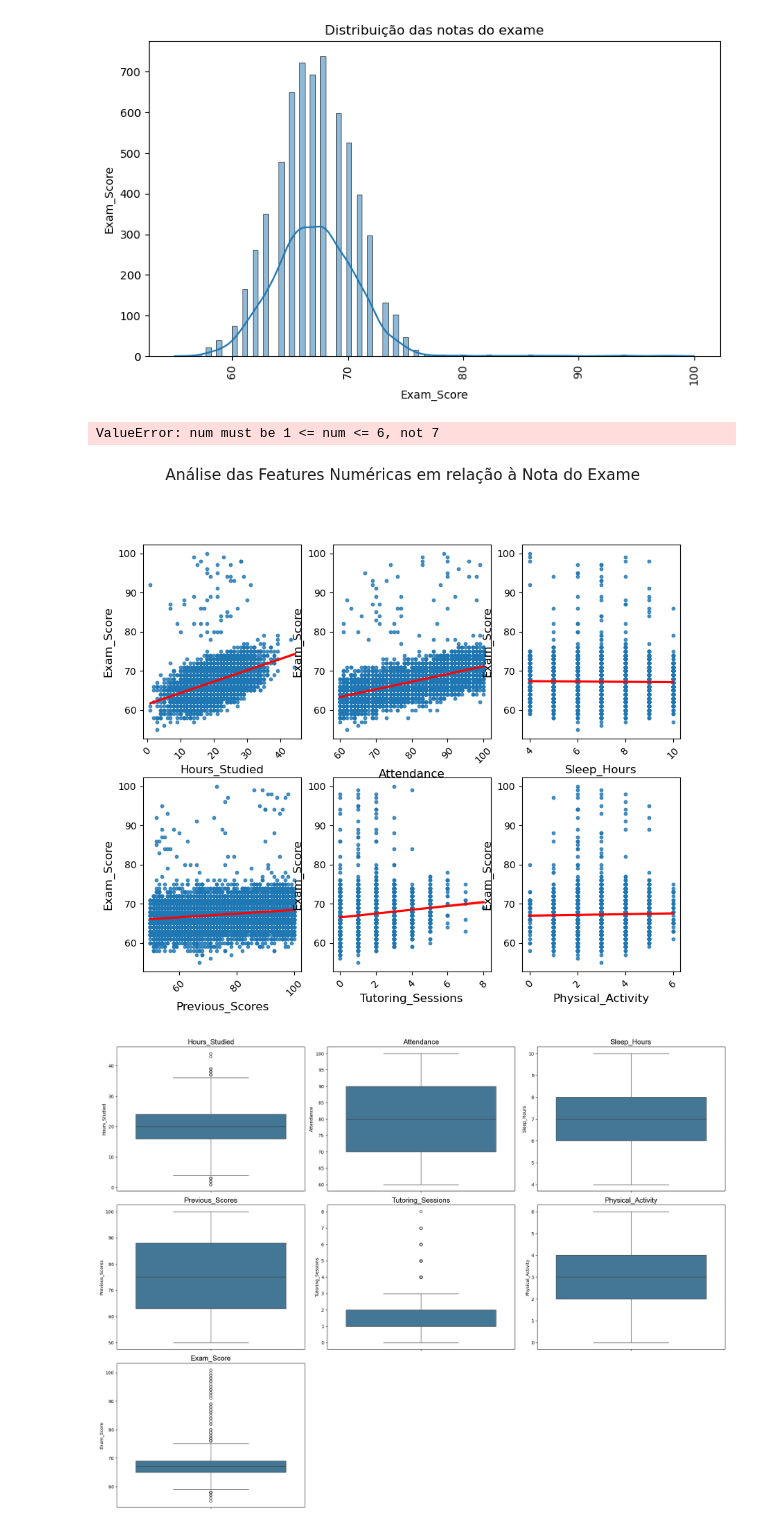
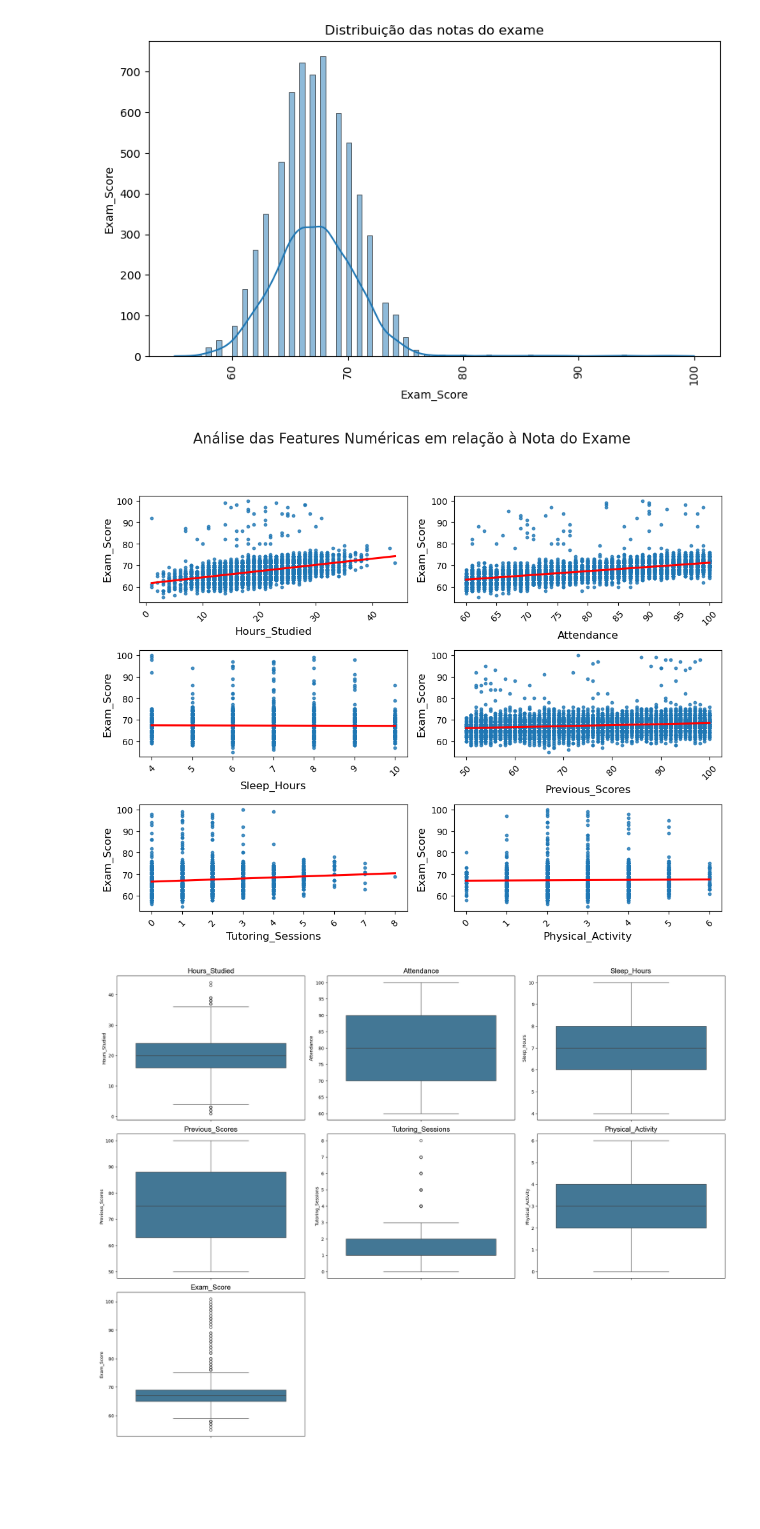
Before and after one commit to LSouzaAndrade/TechChallenge3, a Jupyter notebook: notebook.ipynb, the cells around one changed output. Drawn from its saved outputs; the diff is of its cells as text; code cells hidden in the pictures; blank space fills up the shorter version.

```diff
--- a/notebook.ipynb
+++ b/notebook.ipynb
@@ -491,23 +482,22 @@ plt.show()
 # %%
 plt.figure(figsize=(10, 8))
 plt.suptitle("Análise das Features Numéricas em relação à Nota do Exame",
              fontsize=16,
              alpha=0.9,
              y=1.02)
 
 
-for i, col in enumerate(numerical_col, 1):
-    plt.subplot(2, 3, i)
-    sns.regplot(x=df[col], y=df['Exam_Score'], scatter_kws={'s': 10}, line_kws={"color": "red"})
-    plt.xlabel(col, fontsize=12)
+for i in range(len(numerical_col)-1):
+    plt.subplot(3,2,i+1)
+    sns.regplot(x=df[numerical_col[i]], y=df['Exam_Score'], scatter_kws={'s': 10}, line_kws={"color": "red"})
+    plt.xlabel(numerical_col[i], fontsize=12)
     plt.ylabel('Exam_Score', fontsize=12)
     plt.xticks(rotation=45)
 
 plt.tight_layout(rect=[0, 0, 1, 0.96])
 plt.show()
 # %% [output]
-ValueError: num must be 1 <= num <= 6, not 7
-[figure, old version]
+[figure, new version]
 # %%
 plt.figure(figsize=(20,20))
 for i in range(len(numerical_col)):
```
Also changed, not shown: parts of 4 cells of this notebook.
